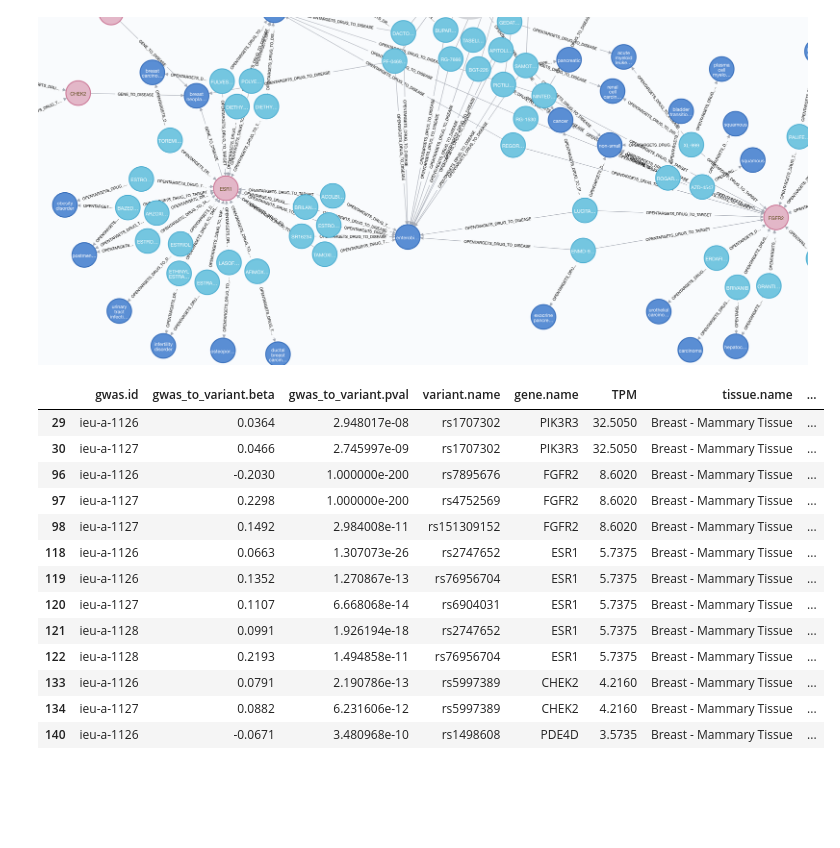
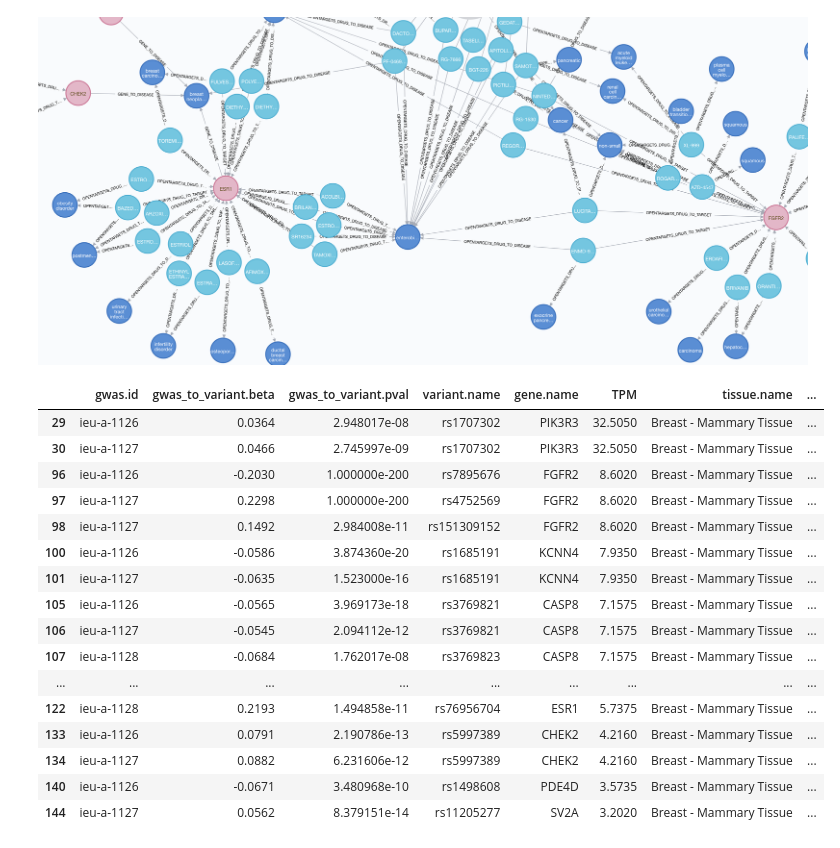
Before and after one commit to mvab/epigraphdb-breast-cancer, a Jupyter notebook: 2_breast_cancer_genes_to_drugs.ipynb, the cells around one changed output. Saved outputs shown, nothing was run; the diff lists cells and outputs as text; code cells hidden in the pictures; blank space fills up the shorter version.

```diff
--- a/2_breast_cancer_genes_to_drugs.ipynb
+++ b/2_breast_cancer_genes_to_drugs.ipynb
@@ -49,6 +49,7 @@ and not (d.label = 'enterobiasis')
 return gene.name , drug.label, d.label
 """.format(gene_list)
 df= query_to_df(session, query)
+all_targets = list(set(df['gene.name']))
 df
 # %% [output]
 match (gene:Gene)-[]-(drug:Drug)-[]-(d:Disease)
@@ -133,19 +137,22 @@ Image(filename = "figures/gwas_exp_genes_to_drugs_entero.png")
 [figure]
 # %%
 # check 5 genes re: expression and gwas
-genes_gwas_exp[genes_gwas_exp['gene.name'].isin(genes1)]
+genes_gwas_exp[genes_gwas_exp['gene.name'].isin(all_targets)]
 # %% [output]
 |  | gwas.id | gwas_to_variant.beta | gwas_to_variant.pval | variant.name | gene.name | TPM | tissue.name | ... |
 | 29 | ieu-a-1126 | 0.0364 | 2.948017e-08 | rs1707302 | PIK3R3 | 32.5050 | Breast - Mammary Tissue | ... |
 | 30 | ieu-a-1127 | 0.0466 | 2.745997e-09 | rs1707302 | PIK3R3 | 32.5050 | Breast - Mammary Tissue | ... |
 | 96 | ieu-a-1126 | -0.2030 | 1.000000e-200 | rs7895676 | FGFR2 | 8.6020 | Breast - Mammary Tissue | ... |
 | 97 | ieu-a-1127 | 0.2298 | 1.000000e-200 | rs4752569 | FGFR2 | 8.6020 | Breast - Mammary Tissue | ... |
 | 98 | ieu-a-1127 | 0.1492 | 2.984008e-11 | rs151309152 | FGFR2 | 8.6020 | Breast - Mammary Tissue | ... |
-| 118 | ieu-a-1126 | 0.0663 | 1.307073e-26 | rs2747652 | ESR1 | 5.7375 | Breast - Mammary Tissue | ... |
-| 119 | ieu-a-1126 | 0.1352 | 1.270867e-13 | rs76956704 | ESR1 | 5.7375 | Breast - Mammary Tissue | ... |
-| 120 | ieu-a-1127 | 0.1107 | 6.668068e-14 | rs6904031 | ESR1 | 5.7375 | Breast - Mammary Tissue | ... |
-| 121 | ieu-a-1128 | 0.0991 | 1.926194e-18 | rs2747652 | ESR1 | 5.7375 | Breast - Mammary Tissue | ... |
+| 100 | ieu-a-1126 | -0.0586 | 3.874360e-20 | rs1685191 | KCNN4 | 7.9350 | Breast - Mammary Tissue | ... |
+| 101 | ieu-a-1127 | -0.0635 | 1.523000e-16 | rs1685191 | KCNN4 | 7.9350 | Breast - Mammary Tissue | ... |
+| 105 | ieu-a-1126 | -0.0565 | 3.969173e-18 | rs3769821 | CASP8 | 7.1575 | Breast - Mammary Tissue | ... |
+| 106 | ieu-a-1127 | -0.0545 | 2.094112e-12 | rs3769821 | CASP8 | 7.1575 | Breast - Mammary Tissue | ... |
+| 107 | ieu-a-1128 | -0.0684 | 1.762017e-08 | rs3769823 | CASP8 | 7.1575 | Breast - Mammary Tissue | ... |
+| ... | ... | ... | ... | ... | ... | ... | ... | ... |
 | 122 | ieu-a-1128 | 0.2193 | 1.494858e-11 | rs76956704 | ESR1 | 5.7375 | Breast - Mammary Tissue | ... |
 | 133 | ieu-a-1126 | 0.0791 | 2.190786e-13 | rs5997389 | CHEK2 | 4.2160 | Breast - Mammary Tissue | ... |
 | 134 | ieu-a-1127 | 0.0882 | 6.231606e-12 | rs5997389 | CHEK2 | 4.2160 | Breast - Mammary Tissue | ... |
 | 140 | ieu-a-1126 | -0.0671 | 3.480968e-10 | rs1498608 | PDE4D | 3.5735 | Breast - Mammary Tissue | ... |
+| 144 | ieu-a-1127 | 0.0562 | 8.379151e-14 | rs11205277 | SV2A | 3.2020 | Breast - Mammary Tissue | ... |
```
Also changed, not shown: parts of 4 cells of this notebook, 3 other files.
